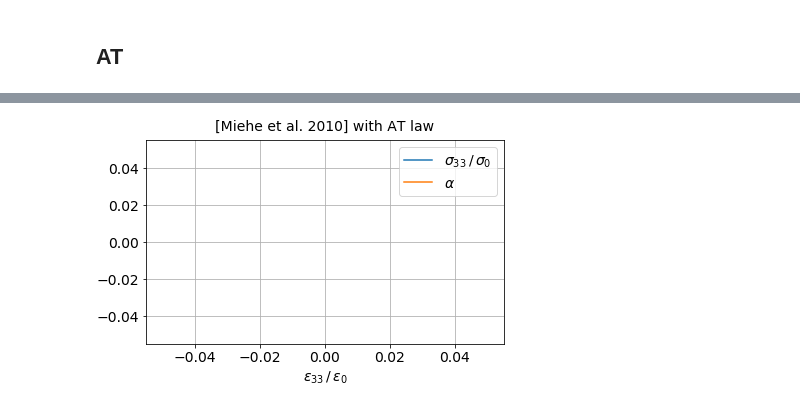
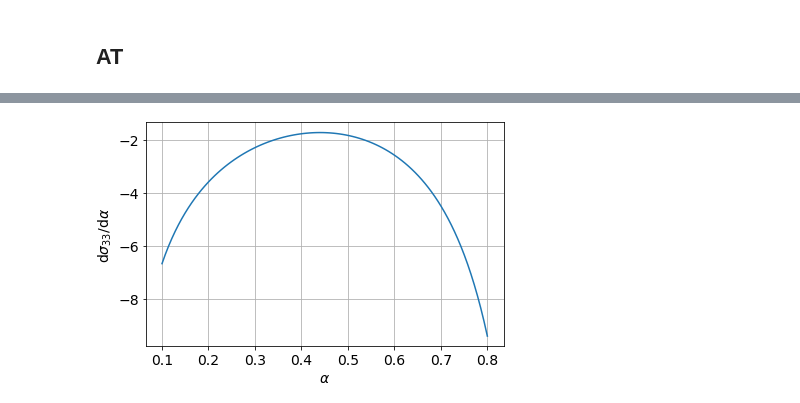
Before and after one commit to Radhi93/uniaxial-gradient-damage, a Jupyter notebook: Uniaxial Gradient Damage.ipynb, the cells around one changed output, grey strips where cells are left out. Saved outputs shown, nothing was run; the diff lists cells and outputs as text; code cells hidden in the pictures.

```diff
--- a/Uniaxial Gradient Damage.ipynb
+++ b/Uniaxial Gradient Damage.ipynb
@@ -695,9 +699,18 @@ mieheT.plot(alpha_array=np.linspace(0, 0.8, 100), nu=0, title="[Miehe et al. 201
-# %%
-# Critical stress under compression, with nu = 0
-
-mieheC = Miehe("AT", "Compression")
-mieheC._eps0 = mieheT._eps0
-mieheC._sig0 = mieheT._sig0
-mieheC.plot(alpha_array=np.linspace(0.01, 0.2, 100), nu=0, title="[Miehe et al. 2010] with AT law")
-# %% [output]
-[figure, removed]
+# %%
+# Critical stress under compression, with nu = 0.2
+# d_sig33 / d_alpha is always negative, which means stress-softening neven happens...
+
+mieheC = Miehe("AT", "Compression")
+dsig33_dalpha = simplify(diff(mieheC._sig33, mieheC.alpha))
+dsig33_dalpha_ = lambdify(mieheC.alpha, (dsig33_dalpha  / sqrt(mieheC.w1 * mieheC.E)).subs(mieheC.nu, Rational(1, 5)))
+alpha = np.linspace(0.1, 0.8, 100)
+dsig33_dalpha_array = np.zeros(len(alpha))
+for i in range(len(alpha)):
+    dsig33_dalpha_array[i] = dsig33_dalpha_(alpha[i])
+plt.plot(alpha, dsig33_dalpha_array)
+plt.xlabel(r"$\alpha$")
+plt.ylabel(r"$\mathrm{d}\sigma_{33}/\mathrm{d}\alpha$")
+plt.grid()
+plt.tight_layout()
+# %% [output]
+[figure, added]
```
Also changed, not shown: parts of 5 cells of this notebook.
